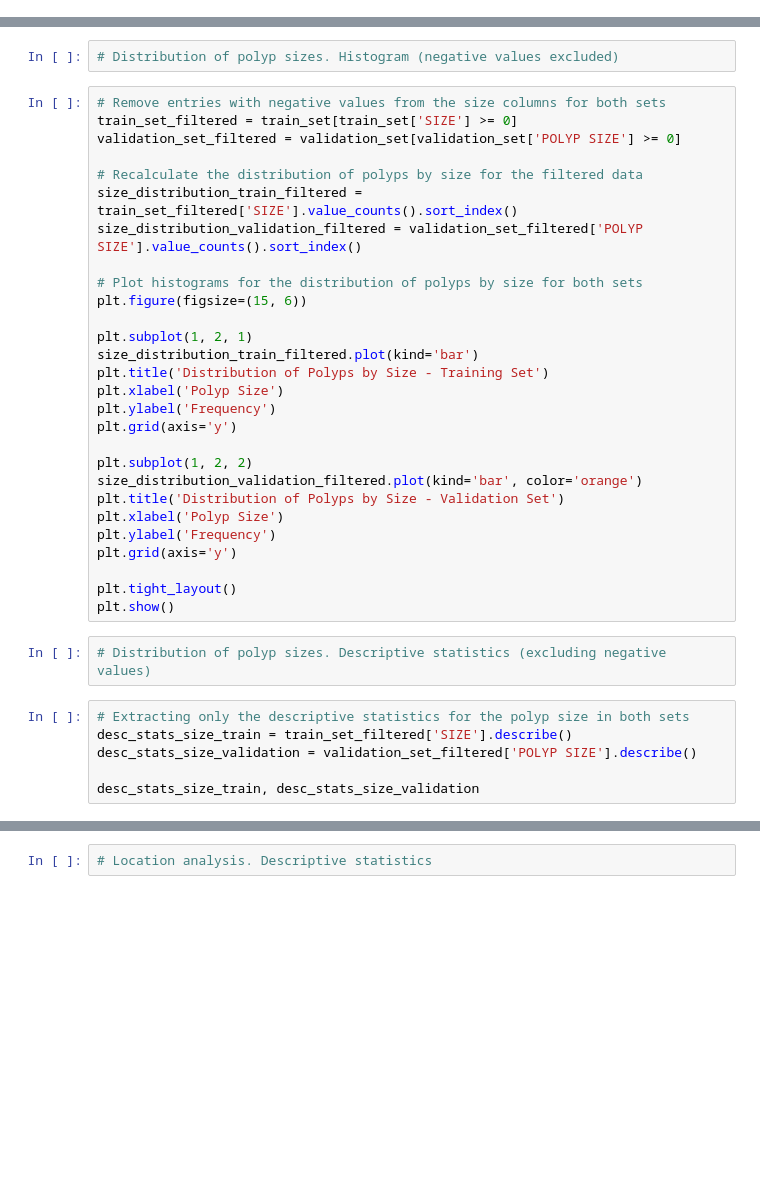
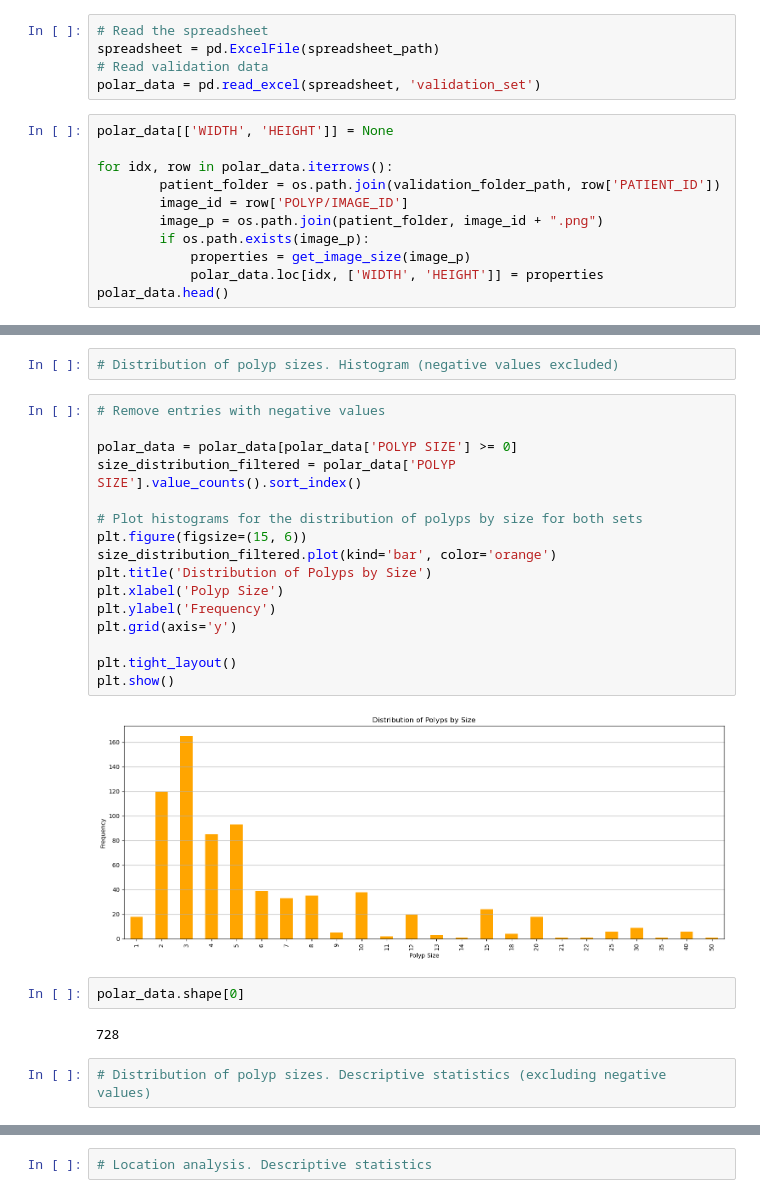
Before and after one commit to irconde/polyp-db-analysis, a Jupyter notebook: polar-database-analysis.ipynb, the cells around one changed output, grey strips where cells are left out. Drawn from its saved outputs; the diff is of its cells as text; blank space fills up the shorter version.

Commit message:
polar db notebook refactored

```diff
--- a/polar-database-analysis.ipynb
+++ b/polar-database-analysis.ipynb
@@ -112,0 +32,16 @@ num_entries_train, num_entries_validation
+# %%
+# Read the spreadsheet
+spreadsheet = pd.ExcelFile(spreadsheet_path)
+# Read validation data
+polar_data = pd.read_excel(spreadsheet, 'validation_set')
+# %%
+polar_data[['WIDTH', 'HEIGHT']] = None
+
+for idx, row in polar_data.iterrows():
+        patient_folder = os.path.join(validation_folder_path, row['PATIENT_ID'])
+        image_id = row['POLYP/IMAGE_ID']
+        image_p = os.path.join(patient_folder, image_id + ".png")
+        if os.path.exists(image_p):
+            properties = get_image_size(image_p)
+            polar_data.loc[idx, ['WIDTH', 'HEIGHT']] = properties
+polar_data.head()
@@ -146,38 +114,26 @@ size_distribution_train, size_distribution_validation
 # %%
 # Distribution of polyp sizes. Histogram (negative values excluded)
 # %%
-# Remove entries with negative values from the size columns for both sets
-train_set_filtered = train_set[train_set['SIZE'] >= 0]
-validation_set_filtered = validation_set[validation_set['POLYP SIZE'] >= 0]
+# Remove entries with negative values
 
-# Recalculate the distribution of polyps by size for the filtered data
-size_distribution_train_filtered = train_set_filtered['SIZE'].value_counts().sort_index()
-size_distribution_validation_filtered = validation_set_filtered['POLYP SIZE'].value_counts().sort_index()
+polar_data = polar_data[polar_data['POLYP SIZE'] >= 0]
+size_distribution_filtered = polar_data['POLYP SIZE'].value_counts().sort_index()
 
 # Plot histograms for the distribution of polyps by size for both sets
 plt.figure(figsize=(15, 6))
-
-plt.subplot(1, 2, 1)
-size_distribution_train_filtered.plot(kind='bar')
-plt.title('Distribution of Polyps by Size - Training Set')
-plt.xlabel('Polyp Size')
-plt.ylabel('Frequency')
-plt.grid(axis='y')
-
-plt.subplot(1, 2, 2)
-size_distribution_validation_filtered.plot(kind='bar', color='orange')
-plt.title('Distribution of Polyps by Size - Validation Set')
+size_distribution_filtered.plot(kind='bar', color='orange')
+plt.title('Distribution of Polyps by Size')
 plt.xlabel('Polyp Size')
 plt.ylabel('Frequency')
 plt.grid(axis='y')
 
 plt.tight_layout()
 plt.show()
+# %% [output]
+[figure, added]
+# %%
+polar_data.shape[0]
+# %% [output]
+728
 # %%
 # Distribution of polyp sizes. Descriptive statistics (excluding negative values)
-# %%
-# Extracting only the descriptive statistics for the polyp size in both sets
-desc_stats_size_train = train_set_filtered['SIZE'].describe()
-desc_stats_size_validation = validation_set_filtered['POLYP SIZE'].describe()
-
-desc_stats_size_train, desc_stats_size_validation
```
Also changed, not shown: parts of 71 cells of this notebook.
